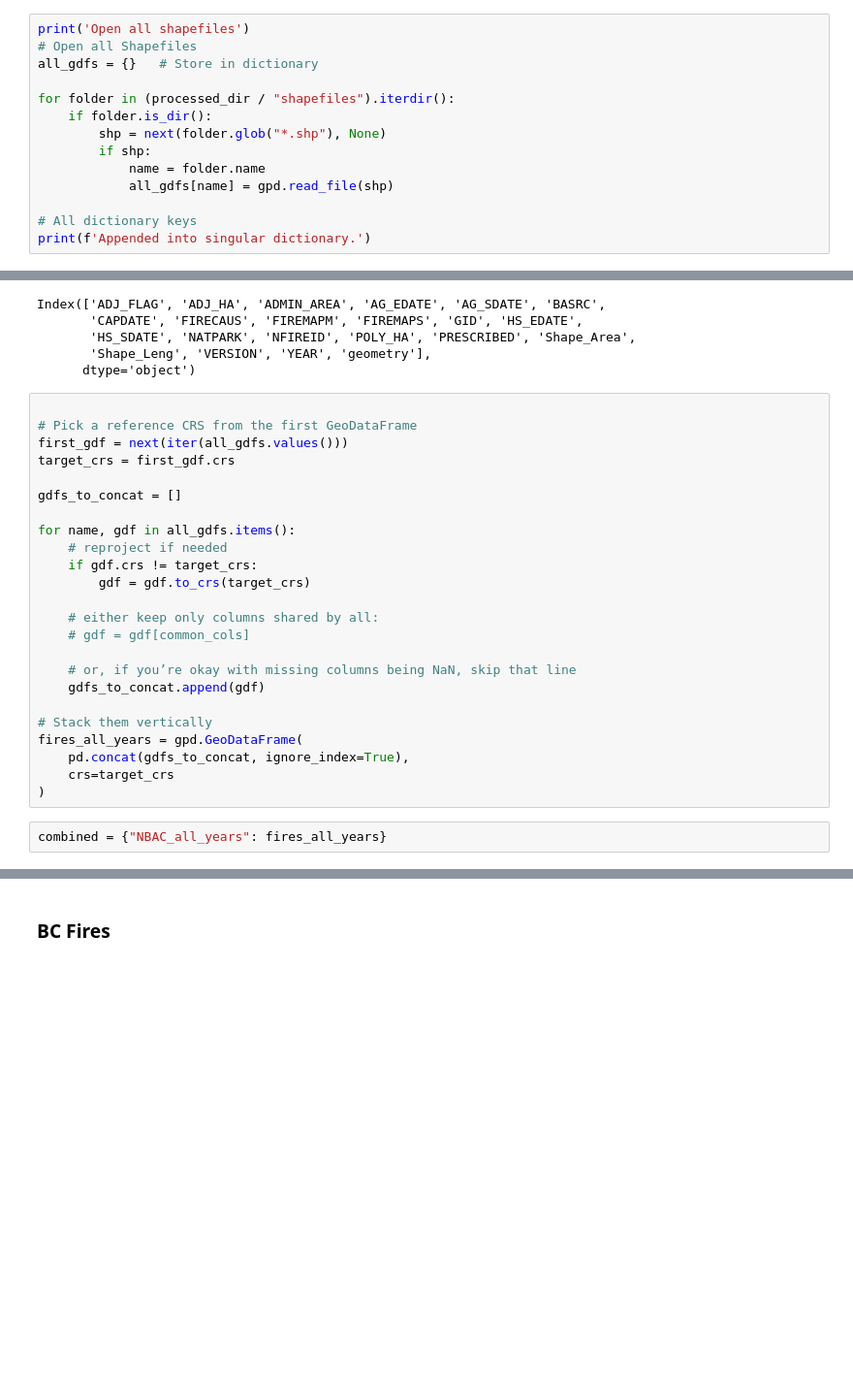
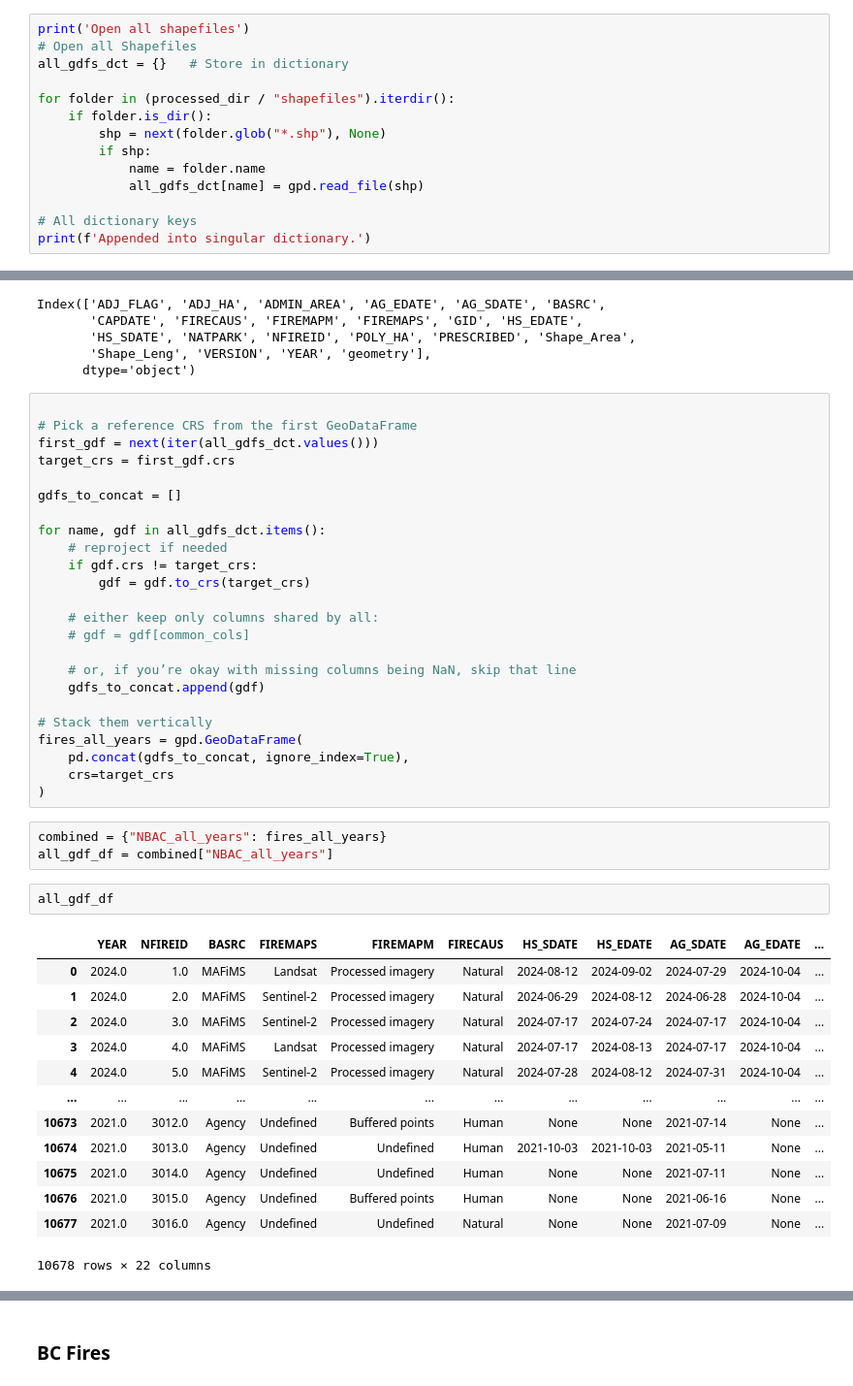
Before and after one commit to Mitch-P-Analyst/wildfire-risk-analysis, a Jupyter notebook: notebooks/03_shapefiles.ipynb, the cells around one changed output, grey strips where cells are left out. Shown at 97% size. Cells and saved outputs as stored; diff of their text form; blank space fills up the shorter version.

```diff
--- a/notebooks/03_shapefiles.ipynb
+++ b/notebooks/03_shapefiles.ipynb
@@ -55,14 +55,14 @@ Target folder destination: /Users/mitchellpalmer/Projects/wildfire-risk-analysis
 # %%
 print('Open all shapefiles')
 # Open all Shapefiles
-all_gdfs = {}   # Store in dictionary
+all_gdfs_dct = {}   # Store in dictionary
 
 for folder in (processed_dir / "shapefiles").iterdir():
     if folder.is_dir():
         shp = next(folder.glob("*.shp"), None)
         if shp:
             name = folder.name
-            all_gdfs[name] = gpd.read_file(shp)
+            all_gdfs_dct[name] = gpd.read_file(shp)
 
 # All dictionary keys
 print(f'Appended into singular dictionary.')
@@ -136,12 +136,12 @@ Index(['ADJ_FLAG', 'ADJ_HA', 'ADMIN_AREA', 'AG_EDATE', 'AG_SDATE', 'BASRC',
 # %%
 
 # Pick a reference CRS from the first GeoDataFrame
-first_gdf = next(iter(all_gdfs.values()))
+first_gdf = next(iter(all_gdfs_dct.values()))
 target_crs = first_gdf.crs
 
 gdfs_to_concat = []
 
-for name, gdf in all_gdfs.items():
+for name, gdf in all_gdfs_dct.items():
     # reproject if needed
     if gdf.crs != target_crs:
         gdf = gdf.to_crs(target_crs)
@@ -159,4 +159,21 @@ fires_all_years = gpd.GeoDataFrame(
 )
 # %%
 combined = {"NBAC_all_years": fires_all_years}
+all_gdf_df = combined["NBAC_all_years"]
+# %%
+all_gdf_df
+# %% [output]
+|  | YEAR | NFIREID | BASRC | FIREMAPS | FIREMAPM | FIRECAUS | HS_SDATE | HS_EDATE | AG_SDATE | AG_EDATE | ... |
+| 0 | 2024.0 | 1.0 | MAFiMS | Landsat | Processed imagery | Natural | 2024-08-12 | 2024-09-02 | 2024-07-29 | 2024-10-04 | ... |
+| 1 | 2024.0 | 2.0 | MAFiMS | Sentinel-2 | Processed imagery | Natural | 2024-06-29 | 2024-08-12 | 2024-06-28 | 2024-10-04 | ... |
+| 2 | 2024.0 | 3.0 | MAFiMS | Sentinel-2 | Processed imagery | Natural | 2024-07-17 | 2024-07-24 | 2024-07-17 | 2024-10-04 | ... |
+| 3 | 2024.0 | 4.0 | MAFiMS | Landsat | Processed imagery | Natural | 2024-07-17 | 2024-08-13 | 2024-07-17 | 2024-10-04 | ... |
+| 4 | 2024.0 | 5.0 | MAFiMS | Sentinel-2 | Processed imagery | Natural | 2024-07-28 | 2024-08-12 | 2024-07-31 | 2024-10-04 | ... |
+| ... | ... | ... | ... | ... | ... | ... | ... | ... | ... | ... | ... |
+| 10673 | 2021.0 | 3012.0 | Agency | Undefined | Buffered points | Human | None | None | 2021-07-14 | None | ... |
+| 10674 | 2021.0 | 3013.0 | Agency | Undefined | Undefined | Human | 2021-10-03 | 2021-10-03 | 2021-05-11 | None | ... |
+| 10675 | 2021.0 | 3014.0 | Agency | Undefined | Undefined | Human | None | None | 2021-07-11 | None | ... |
+| 10676 | 2021.0 | 3015.0 | Agency | Undefined | Buffered points | Human | None | None | 2021-06-16 | None | ... |
+| 10677 | 2021.0 | 3016.0 | Agency | Undefined | Undefined | Natural | None | None | 2021-07-09 | None | ... |
+10678 rows × 22 columns
 # %%
```
Also changed, not shown: parts of 28 cells of this notebook, 4 other files.
